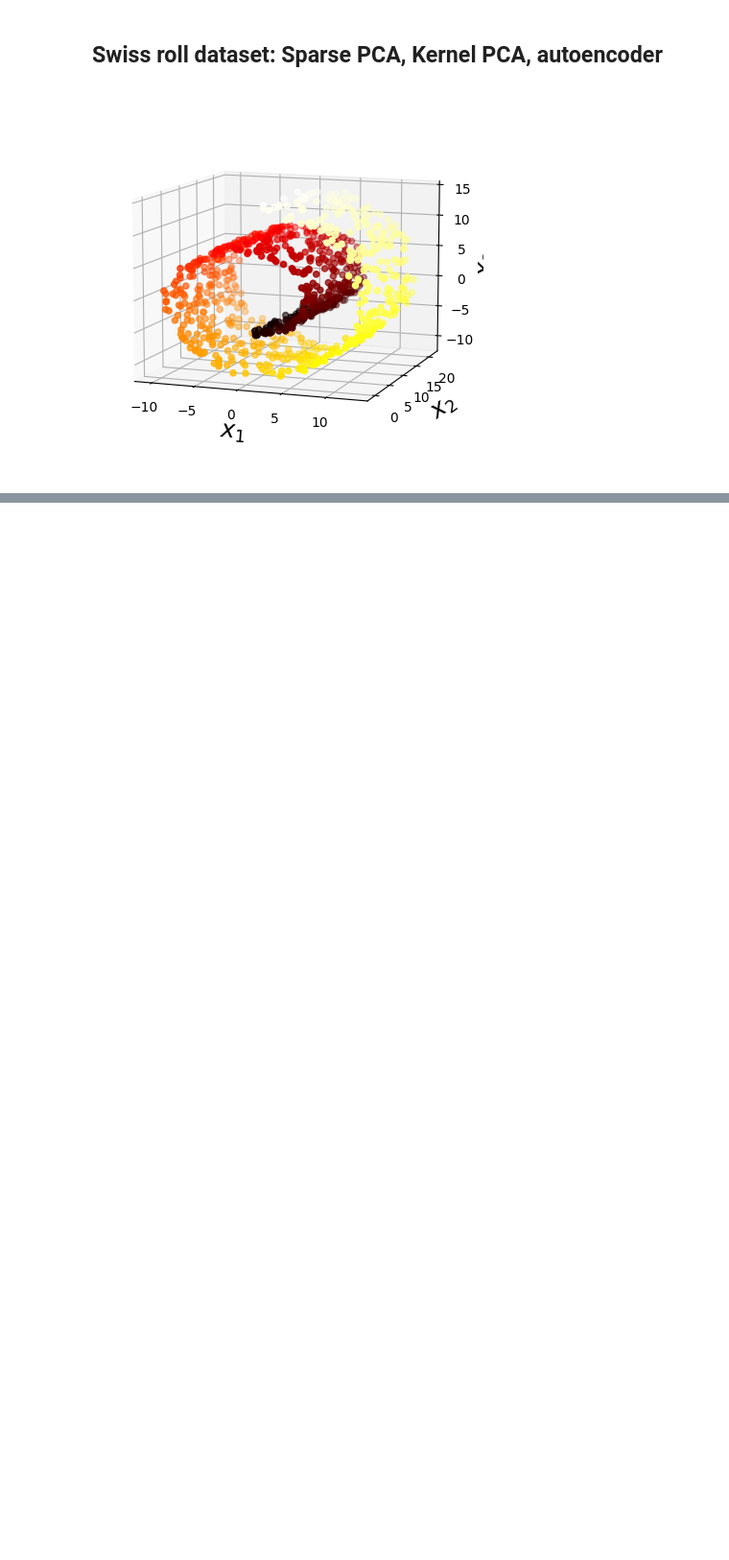
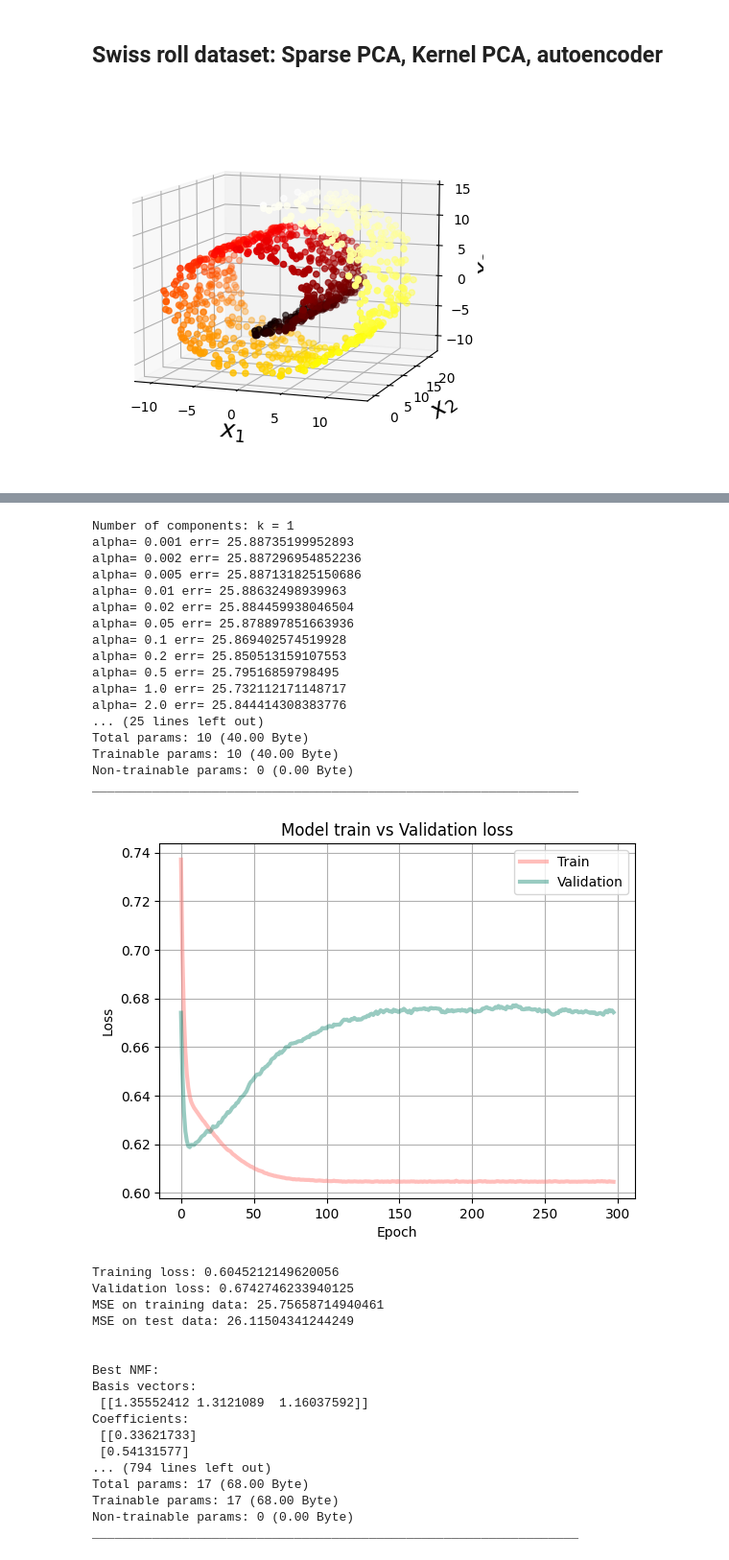
Before and after one commit to abf149/180651final, a Jupyter notebook: unified_comparison_notebook.ipynb, the cells around one changed output, grey strips where cells are left out. Shown at 96% size. Drawn from its saved outputs; the diff is of its cells as text; code cells hidden in the pictures; blank space fills up the shorter version.

```diff
--- a/unified_comparison_notebook.ipynb
+++ b/unified_comparison_notebook.ipynb
@@ -262,6 +311,7 @@ Dimensionality reduction & scalers are fit to trained data
 
 X, t = make_swiss_roll(n_samples=1000, noise=0.2, random_state=42)
 num_dataset_dims=3
+dataset_name='swiss'
 scaler = MinMaxScaler()
 X_scaled = scaler.fit_transform(X)
 
@@ -284,6 +334,3 @@ plt.show()
 X_train, X_test, y_train, y_test = train_test_split(X, t, random_state=0)
 # %% [output]
 [figure]
-# %%
-# Run Swiss roll test sweep
-run_test_sweep(num_dataset_dims, X_train, X_test, is_faces=False, dataset_name="swiss")
@@ -395,0 +337,39 @@ Saving results to results_swiss.p ...
+# %%
+# Run Swiss roll test sweep
+res=run_test_sweep(num_dataset_dims, X_train, X_test, is_faces=False, dataset_name=dataset_name)
+# %% [output]
+Number of components: k = 1
+alpha= 0.001 err= 25.88735199952893
+alpha= 0.002 err= 25.887296954852236
+alpha= 0.005 err= 25.887131825150686
+alpha= 0.01 err= 25.88632498939963
+alpha= 0.02 err= 25.884459938046504
+alpha= 0.05 err= 25.878897851663936
+alpha= 0.1 err= 25.869402574519928
+alpha= 0.2 err= 25.850513159107553
+alpha= 0.5 err= 25.79516859798495
+alpha= 1.0 err= 25.732112171148717
+alpha= 2.0 err= 25.844414308383776
+... (25 lines left out)
+Total params: 10 (40.00 Byte)
+Trainable params: 10 (40.00 Byte)
+Non-trainable params: 0 (0.00 Byte)
+_________________________________________________________________
+[figure, added]
+Training loss: 0.6045212149620056
+Validation loss: 0.6742746233940125
+MSE on training data: 25.75658714940461
+MSE on test data: 26.11504341244249
+
+
+Best NMF:
+Basis vectors:
+ [[1.35552412 1.3121089  1.16037592]]
+Coefficients:
+ [[0.33621733]
+ [0.54131577]
+... (794 lines left out)
+Total params: 17 (68.00 Byte)
+Trainable params: 17 (68.00 Byte)
+Non-trainable params: 0 (0.00 Byte)
+_________________________________________________________________
```
Also changed, not shown: parts of 18 cells of this notebook, 1 other file.
